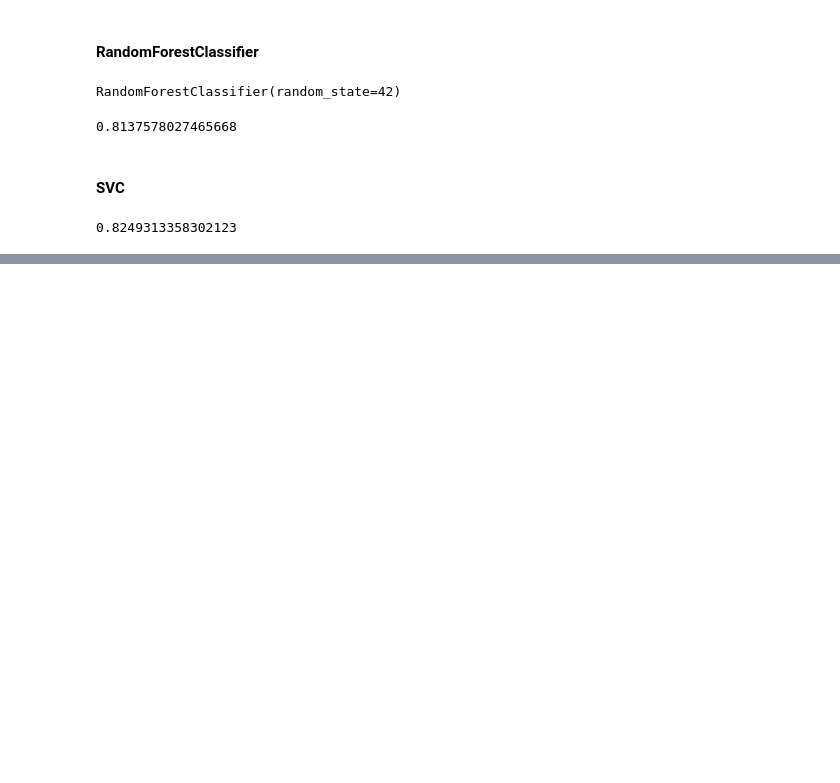
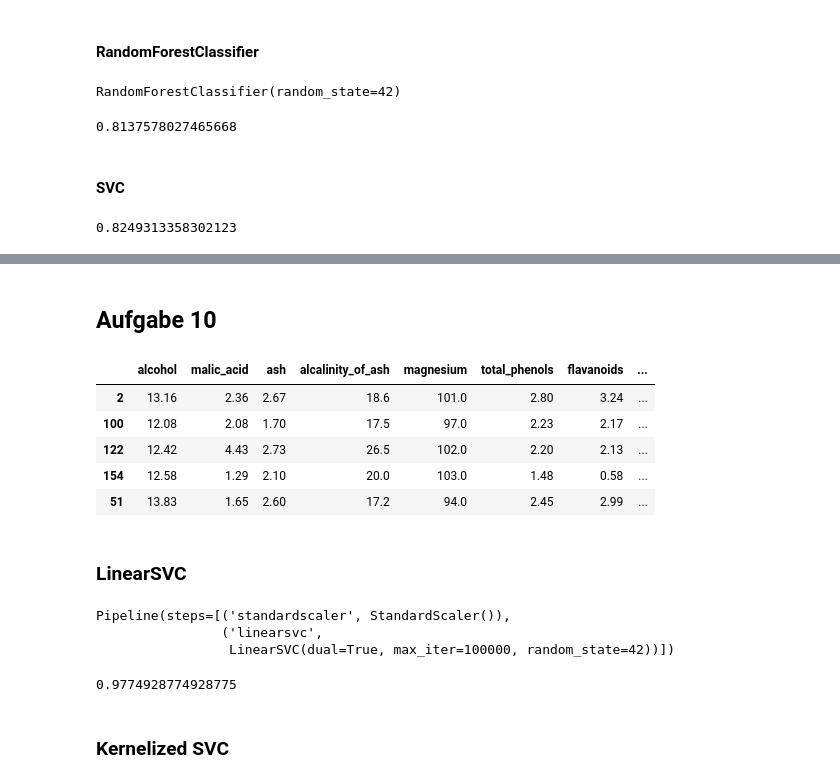
Before and after one commit to MartinSF91/praxiseinstieg-ml, a Jupyter notebook: Übungen.ipynb, the cells around one changed output, grey strips where cells are left out. Drawn from its saved outputs; the diff is of its cells as text; code cells hidden in the pictures; blank space fills up the shorter version.

```diff
--- a/Übungen.ipynb
+++ b/Übungen.ipynb
@@ -230,0 +235,18 @@ svm_scores.mean()
+# %% [markdown]
+## Aufgabe 10
+# %%
+from sklearn.datasets import load_wine
+from sklearn.model_selection import train_test_split
+
+wine = load_wine(as_frame=True)
+
+X_train, X_test, y_train, y_test = train_test_split(wine.data, wine.target, random_state=42)
+# %%
+X_train.head()
+# %% [output]
+|  | alcohol | malic_acid | ash | alcalinity_of_ash | magnesium | total_phenols | flavanoids | ... |
+| 2 | 13.16 | 2.36 | 2.67 | 18.6 | 101.0 | 2.80 | 3.24 | ... |
+| 100 | 12.08 | 2.08 | 1.70 | 17.5 | 97.0 | 2.23 | 2.17 | ... |
+| 122 | 12.42 | 4.43 | 2.73 | 26.5 | 102.0 | 2.20 | 2.13 | ... |
+| 154 | 12.58 | 1.29 | 2.10 | 20.0 | 103.0 | 1.48 | 0.58 | ... |
+| 51 | 13.83 | 1.65 | 2.60 | 17.2 | 94.0 | 2.45 | 2.99 | ... |
@@ -230,0 +256,23 @@ svm_scores.mean()
+# %% [markdown]
+### LinearSVC
+# %%
+from sklearn.svm import LinearSVC
+
+svm_clf = make_pipeline(
+    StandardScaler(),
+    LinearSVC(max_iter=100_000, dual=True, random_state=42)
+)
+
+svm_clf.fit(X_train, y_train)
+# %% [output]
+Pipeline(steps=[('standardscaler', StandardScaler()),
+                ('linearsvc',
+                 LinearSVC(dual=True, max_iter=100000, random_state=42))])
+# %%
+from sklearn.model_selection import cross_val_score
+
+cross_val_score(svm_clf, X_train, y_train, cv=5).mean()
+# %% [output]
+0.9774928774928775
+# %% [markdown]
+### Kernelized SVC
```
Also changed, not shown: parts of 7 cells of this notebook.
